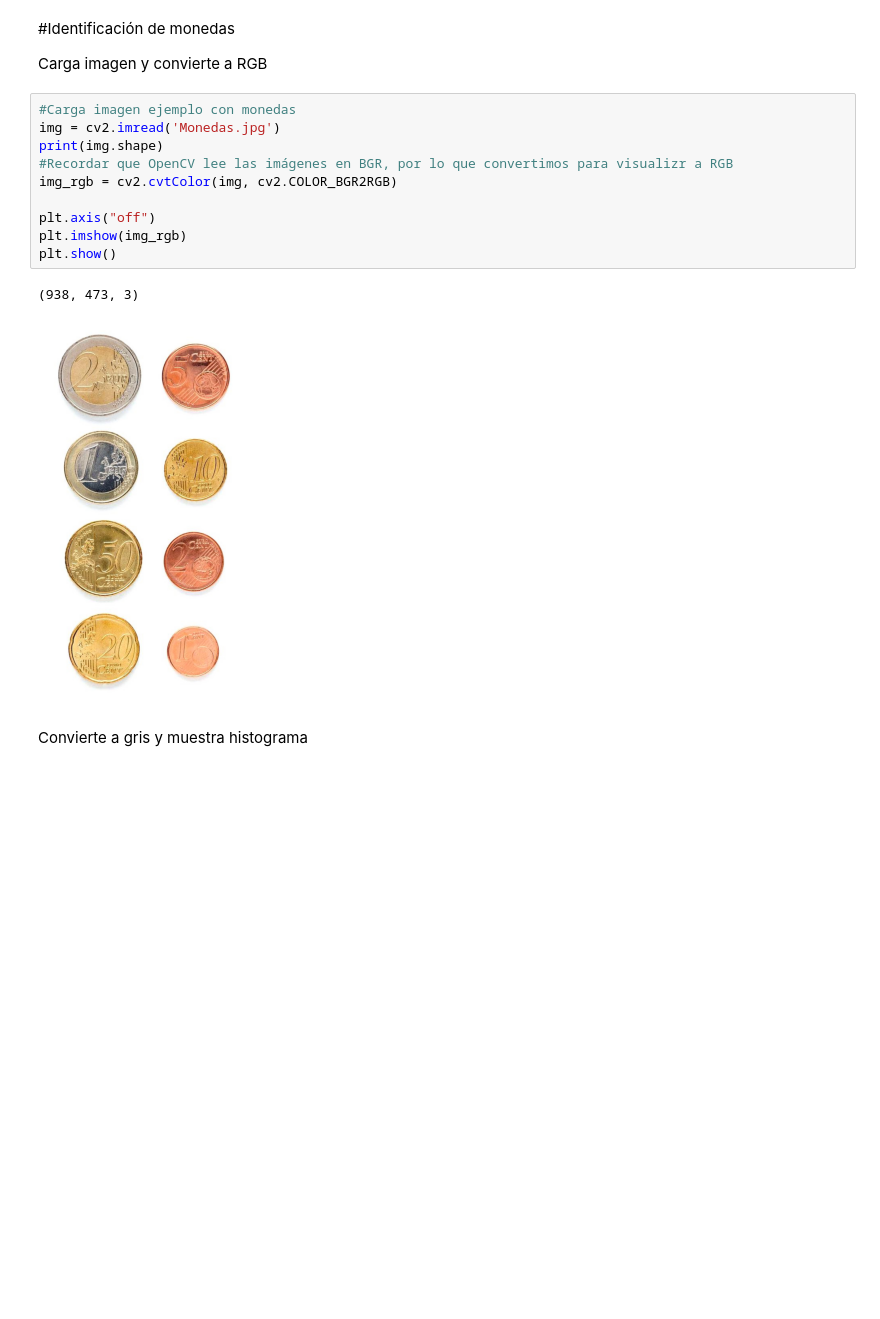
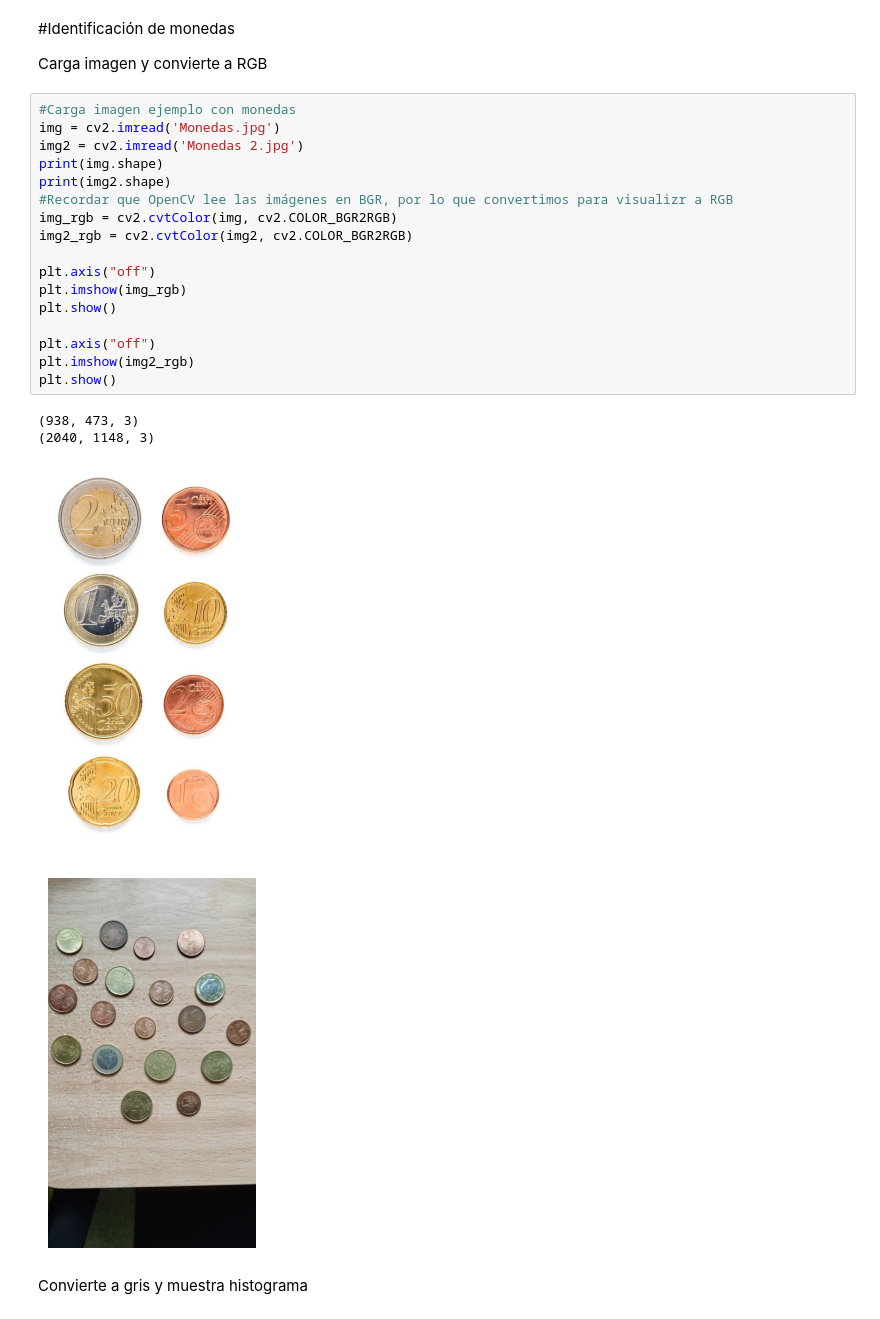
Before and after one commit to maikos08/VC-ULPGC, a Jupyter notebook: VC_P3/VC_P3.ipynb, the cells around one changed output. Saved outputs shown, nothing was run; the diff lists cells and outputs as text; blank space fills up the shorter version.

```diff
--- a/VC_P3/VC_P3.ipynb
+++ b/VC_P3/VC_P3.ipynb
@@ -12,16 +12,25 @@ Carga imagen y convierte a RGB
 # %%
 #Carga imagen ejemplo con monedas
 img = cv2.imread('Monedas.jpg')
+img2 = cv2.imread('Monedas 2.jpg')
 print(img.shape)
+print(img2.shape)
 #Recordar que OpenCV lee las imágenes en BGR, por lo que convertimos para visualizr a RGB
 img_rgb = cv2.cvtColor(img, cv2.COLOR_BGR2RGB)
+img2_rgb = cv2.cvtColor(img2, cv2.COLOR_BGR2RGB)
 
 plt.axis("off")
 plt.imshow(img_rgb)
 plt.show()
+
+plt.axis("off")
+plt.imshow(img2_rgb)
+plt.show()
 # %% [output]
 (938, 473, 3)
+(2040, 1148, 3)
 [figure]
+[figure, added]
 # %% [markdown]
 Convierte a gris y muestra histograma
 # %%
```
Also changed, not shown: parts of 5 cells of this notebook, 3 other files.
